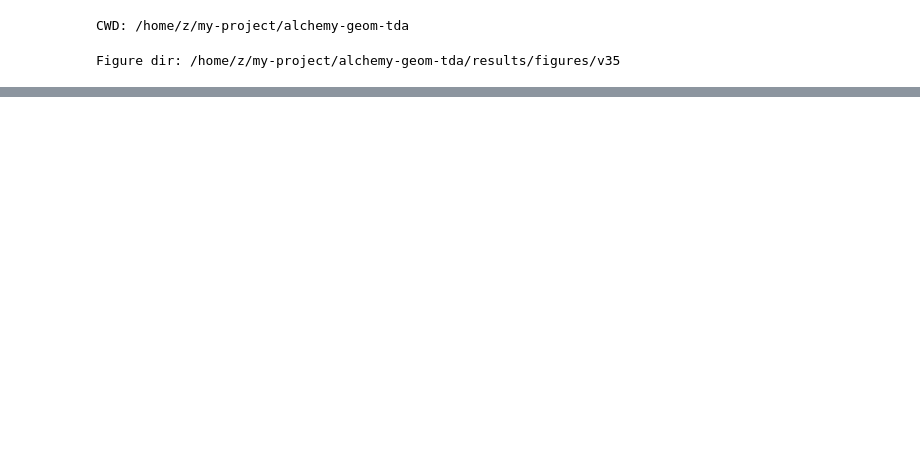
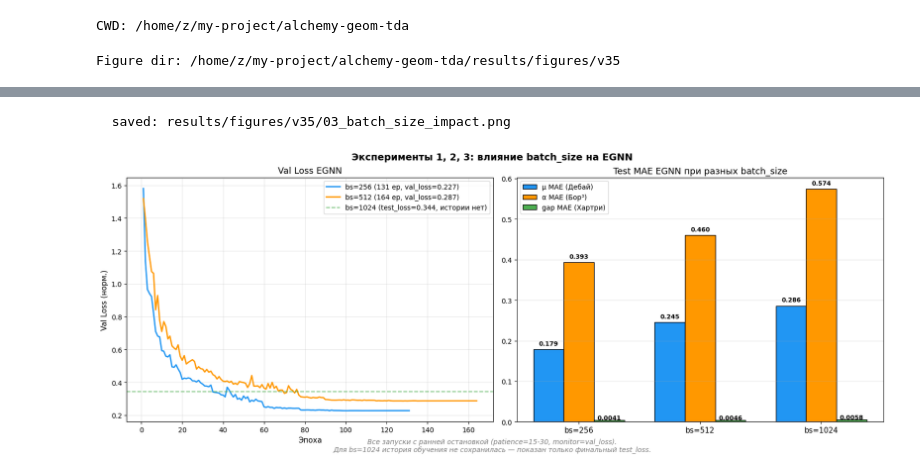
Before and after one commit to ThomasMoore25/alchemy-geom-tda, a Jupyter notebook: notebooks/plot_results.ipynb, the cells around one changed output, grey strips where cells are left out. Cells and saved outputs as stored; diff of their text form; code cells hidden in the pictures; blank space fills up the shorter version.

```diff
--- a/notebooks/plot_results.ipynb
+++ b/notebooks/plot_results.ipynb
@@ -704,0 +218,48 @@ plt.show()
+# %%
+fig, axes = plt.subplots(1, 2, figsize=(16, 6), constrained_layout=True)
+fig.suptitle('Эксперименты 1, 2, 3: влияние batch_size на EGNN',
+             fontsize=14, fontweight='bold')
+
+# Слева: val_loss для bs=256 и bs=512 + точка для bs=1024
+ax = axes[0]
+ax.plot(e1_hist['EGNN']['epoch'], e1_hist['EGNN']['val_loss'],
+        color='#2196F3', label=f'bs=256 (131 ep, val_loss={e1_hist["EGNN"]["val_loss"].min():.3f})', linewidth=2)
+ax.plot(e2_hist['EGNN']['epoch'], e2_hist['EGNN']['val_loss'],
+        color='#FF9800', label=f'bs=512 (164 ep, val_loss={e2_hist["EGNN"]["val_loss"].min():.3f})', linewidth=2)
+# bs=1024: только точка финального test_loss
+ax.axhline(y=0.344, color='#4CAF50', linestyle='--', alpha=0.7,
+           label=f'bs=1024 (test_loss=0.344, истории нет)')
+ax.set_title('Val Loss EGNN', fontsize=13)
+ax.set_xlabel('Эпоха', fontsize=11)
+ax.set_ylabel('Val Loss (норм.)', fontsize=11)
+ax.legend(fontsize=10, loc='best')
+ax.grid(True, alpha=0.3)
+
+# Справа: bar chart test MAE
+ax = axes[1]
+bs_labels = ['bs=256', 'bs=512', 'bs=1024']
+mu_vals  = [e1_test['EGNN']['mu'],  e2_test['EGNN']['mu'],  e3_results['EGNN']['mu']]
+al_vals  = [e1_test['EGNN']['alpha'], e2_test['EGNN']['alpha'], e3_results['EGNN']['alpha']]
+gap_vals = [e1_test['EGNN']['gap'],  e2_test['EGNN']['gap'],  e3_results['EGNN']['gap']]
+x = np.arange(3); w = 0.25
+ax.bar(x-w, mu_vals, w, label='μ MAE (Дебай)', color='#2196F3', edgecolor='black')
+ax.bar(x,   al_vals, w, label='α MAE (Бор³)',   color='#FF9800', edgecolor='black')
+ax.bar(x+w, gap_vals, w, label='gap MAE (Хартри)', color='#4CAF50', edgecolor='black')
+ax.set_xticks(x); ax.set_xticklabels(bs_labels, fontsize=11)
+ax.set_title('Test MAE EGNN при разных batch_size', fontsize=13)
+ax.legend(fontsize=10, loc='upper left')
+ax.grid(True, alpha=0.3, axis='y')
+for i, (m, a, g) in enumerate(zip(mu_vals, al_vals, gap_vals)):
+    ax.text(i-w, m+0.01, f'{m:.3f}', ha='center', fontsize=9, fontweight='bold')
+    ax.text(i,   a+0.01, f'{a:.3f}', ha='center', fontsize=9, fontweight='bold')
+    ax.text(i+w, g+0.001, f'{g:.4f}', ha='center', fontsize=9, fontweight='bold')
+
+fig.text(0.5, -0.02,
+         'Все запуски с ранней остановкой (patience=15-30, monitor=val_loss).\n'
+         'Для bs=1024 история обучения не сохранилась — показан только финальный test_loss.',
+         ha='center', fontsize=10, style='italic', color='gray')
+savefig('03_batch_size_impact')
+plt.show()
+# %% [output]
+  saved: results/figures/v35/03_batch_size_impact.png
+[figure, added]
```
Also changed, not shown: parts of 56 cells of this notebook, 12 other files.
